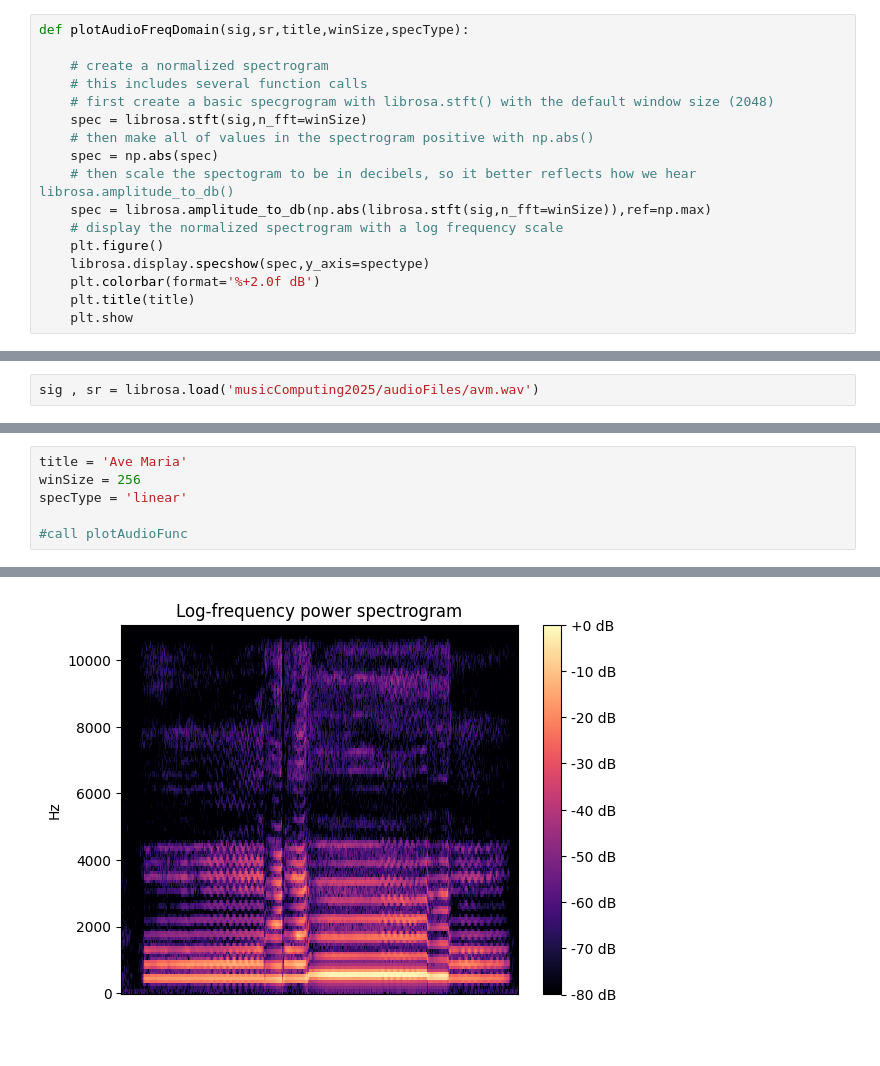
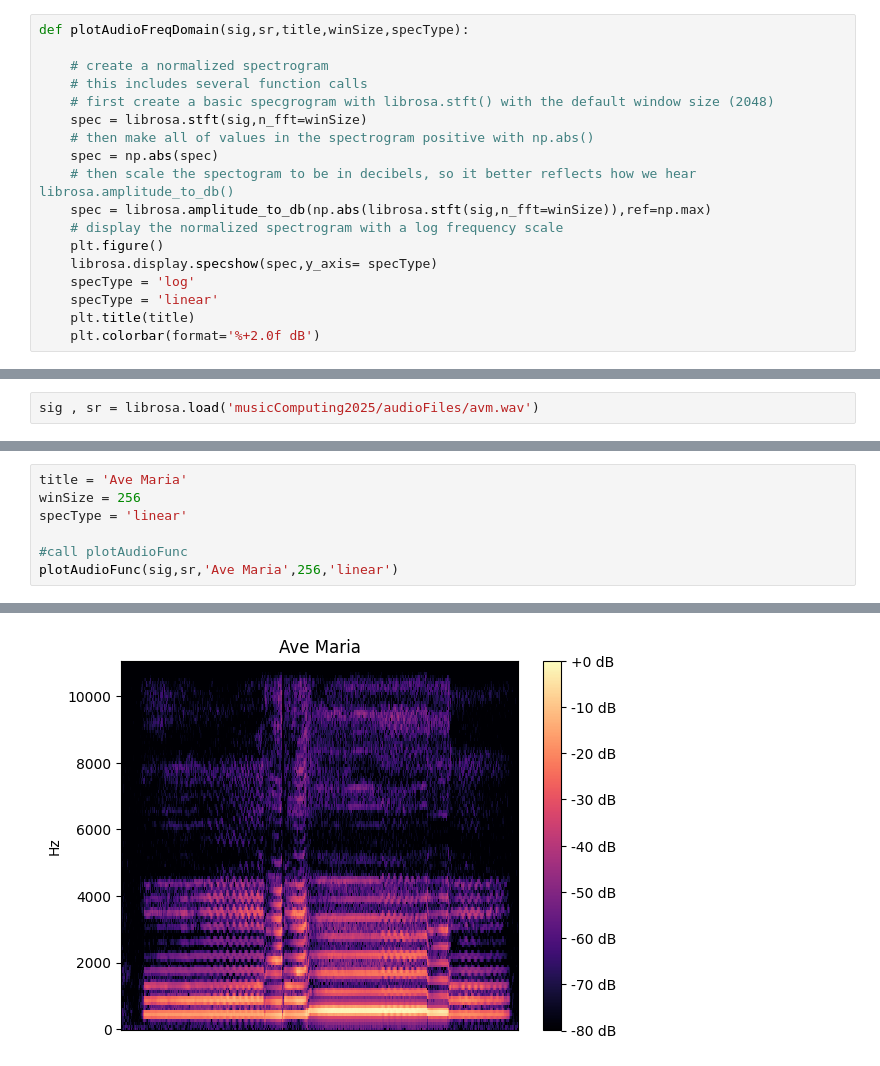
Before and after one commit to BrianaF691/MusicComputing-, a Jupyter notebook: assignments/labAssignment3.ipynb, the cells around one changed output, grey strips where cells are left out. Drawn from its saved outputs; the diff is of its cells as text.

```diff
--- a/assignments/labAssignment3.ipynb
+++ b/assignments/labAssignment3.ipynb
@@ -59,10 +59,11 @@ def plotAudioFreqDomain(sig,sr,title,winSize,specType):
     spec = librosa.amplitude_to_db(np.abs(librosa.stft(sig,n_fft=winSize)),ref=np.max)
     # display the normalized spectrogram with a log frequency scale
     plt.figure()
-    librosa.display.specshow(spec,y_axis=spectype)
+    librosa.display.specshow(spec,y_axis= specType)
+    specType = 'log'
+    specType = 'linear'
+    plt.title(title)
     plt.colorbar(format='%+2.0f dB')
-    plt.title(title)
-    plt.show
 # %%
 def plotAudioFunc(sig,sr,title,winSize,specType):
 
@@ -95,12 +96,13 @@ specType = 'log'
 # %%
 title = 'Ave Maria'
 winSize = 256
 specType = 'linear'
 
 #call plotAudioFunc
+plotAudioFunc(sig,sr,'Ave Maria',256,'linear')
 # %% [output]
 [figure]
-[figure, old version]
+[figure, new version]
 # %%
 title = 'Ave Maria'
 winSize = 256
```
Also changed, not shown: parts of 3 cells of this notebook.
